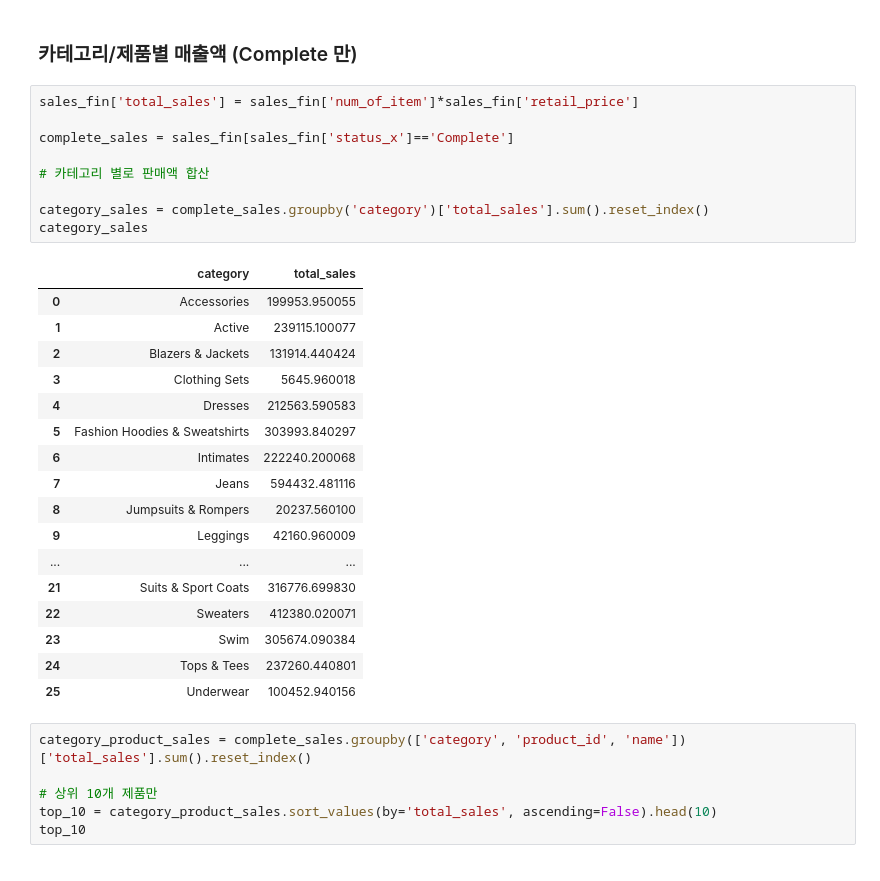
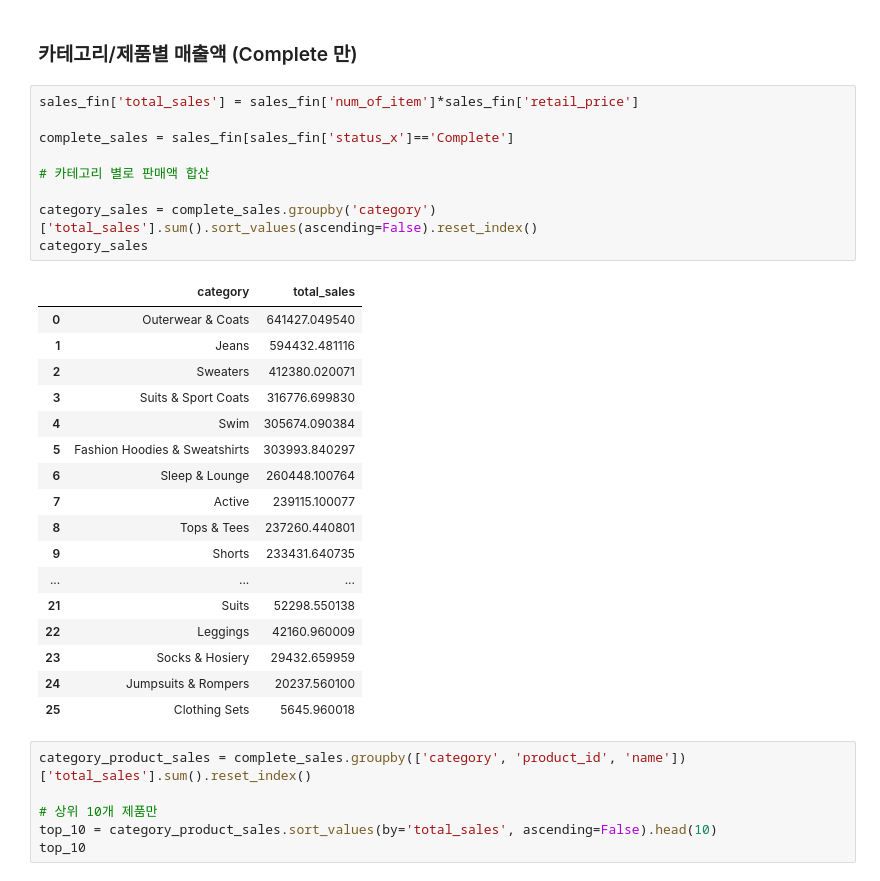
Before and after one commit to kyeob1107/Four-A, a Jupyter notebook: khj/looker.ipynb, the cells around one changed output. Saved outputs shown, nothing was run; the diff lists cells and outputs as text.

```diff
--- a/khj/looker.ipynb
+++ b/khj/looker.ipynb
@@ -385,30 +408,30 @@ plt.show()
 # %%
 sales_fin['total_sales'] = sales_fin['num_of_item']*sales_fin['retail_price']
 
 complete_sales = sales_fin[sales_fin['status_x']=='Complete']
 
 # 카테고리 별로 판매액 합산
 
-category_sales = complete_sales.groupby('category')['total_sales'].sum().reset_index()
+category_sales = complete_sales.groupby('category')['total_sales'].sum().sort_values(ascending=False).reset_index()
 category_sales
 # %% [output]
 |  | category | total_sales |
-| 0 | Accessories | 199953.950055 |
-| 1 | Active | 239115.100077 |
-| 2 | Blazers & Jackets | 131914.440424 |
-| 3 | Clothing Sets | 5645.960018 |
-| 4 | Dresses | 212563.590583 |
+| 0 | Outerwear & Coats | 641427.049540 |
+| 1 | Jeans | 594432.481116 |
+| 2 | Sweaters | 412380.020071 |
+| 3 | Suits & Sport Coats | 316776.699830 |
+| 4 | Swim | 305674.090384 |
 | 5 | Fashion Hoodies & Sweatshirts | 303993.840297 |
-| 6 | Intimates | 222240.200068 |
-| 7 | Jeans | 594432.481116 |
-| 8 | Jumpsuits & Rompers | 20237.560100 |
-| 9 | Leggings | 42160.960009 |
+| 6 | Sleep & Lounge | 260448.100764 |
+| 7 | Active | 239115.100077 |
+| 8 | Tops & Tees | 237260.440801 |
+| 9 | Shorts | 233431.640735 |
 | ... | ... | ... |
-| 21 | Suits & Sport Coats | 316776.699830 |
-| 22 | Sweaters | 412380.020071 |
-| 23 | Swim | 305674.090384 |
-| 24 | Tops & Tees | 237260.440801 |
-| 25 | Underwear | 100452.940156 |
+| 21 | Suits | 52298.550138 |
+| 22 | Leggings | 42160.960009 |
+| 23 | Socks & Hosiery | 29432.659959 |
+| 24 | Jumpsuits & Rompers | 20237.560100 |
+| 25 | Clothing Sets | 5645.960018 |
 # %%
 category_product_sales = complete_sales.groupby(['category', 'product_id', 'name'])['total_sales'].sum().reset_index()
 
```
Also changed, not shown: parts of 25 cells of this notebook, 1 other file.
